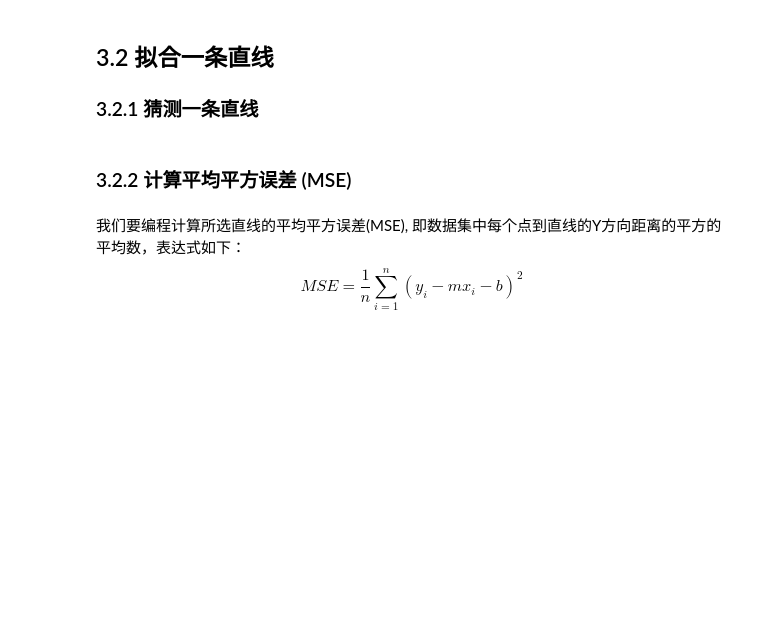
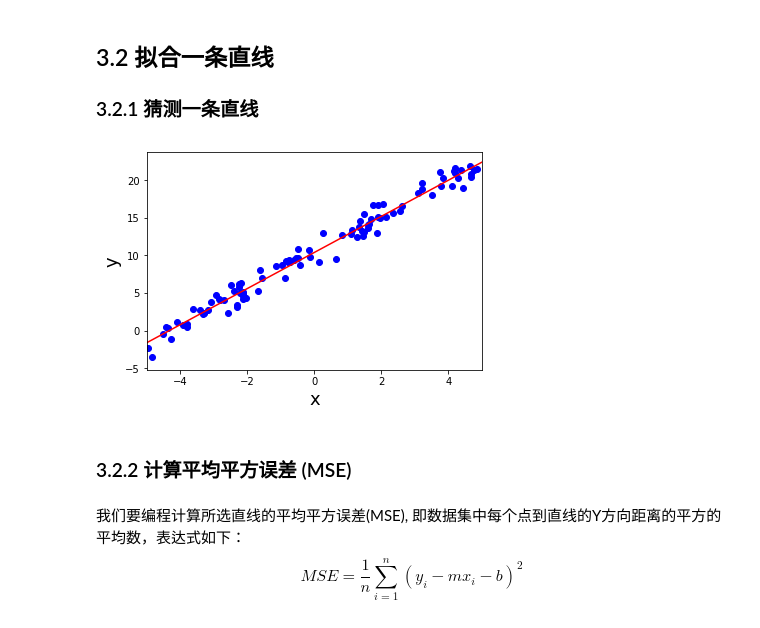
Before and after one commit to victor-bai/udacity, a Jupyter notebook: p3/linear_regression_project.ipynb, the cells around one changed output. Drawn from its saved outputs; the diff is of its cells as text; code cells hidden in the pictures; blank space fills up the shorter version.

```diff
--- a/p3/linear_regression_project.ipynb
+++ b/p3/linear_regression_project.ipynb
@@ -434,20 +436,22 @@ plt.show()
 ### 3.2.1 猜测一条直线
 # %%
 #TODO 请选择最适合的直线 y = mx + b
-m = 0
-b = 0
+m = 2.4
+b = 10.4
 
 # 不要修改这里！
 plt.xlim((-5,5))
 x_vals = plt.axes().get_xlim()
 y_vals = [m*x+b for x in x_vals]
 plt.plot(x_vals, y_vals, '-', color='r')
 
 plt.xlabel('x',fontsize=18)
 plt.ylabel('y',fontsize=18)
 plt.scatter(X,Y,c='b')
 
 plt.show()
+# %% [output]
+[figure, added]
 # %% [markdown]
 ### 3.2.2 计算平均平方误差 (MSE)
 # %% [markdown]
```
Also changed, not shown: parts of 15 cells of this notebook.
